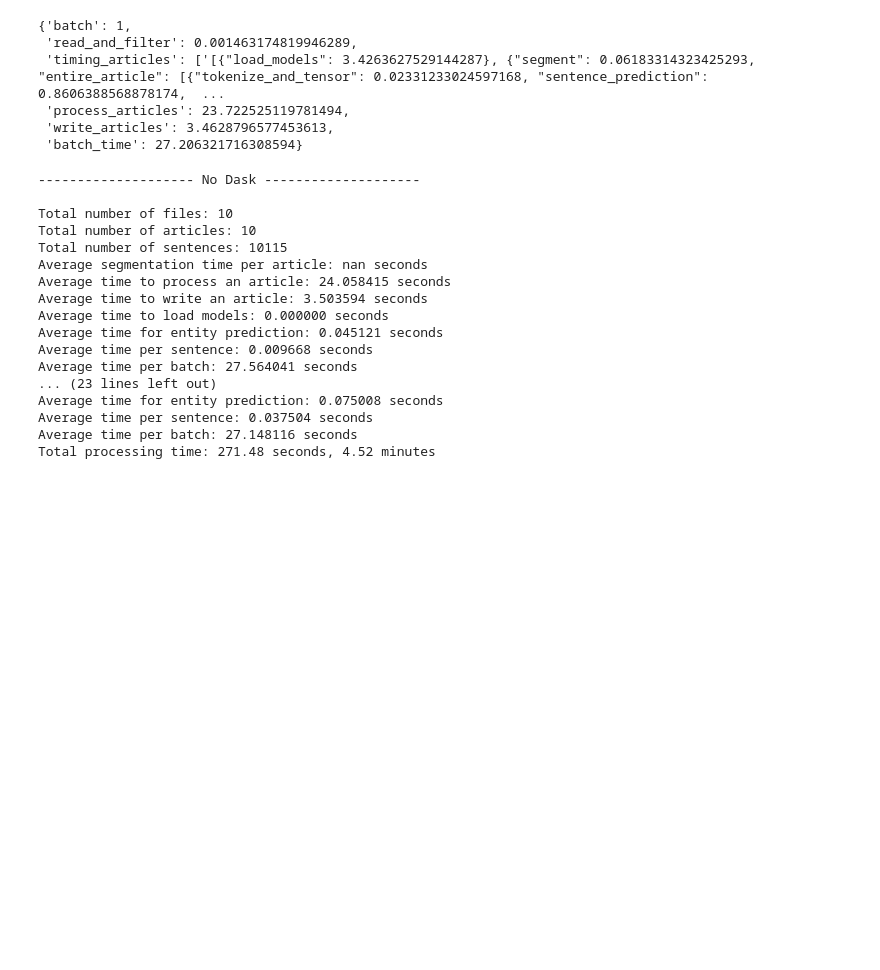
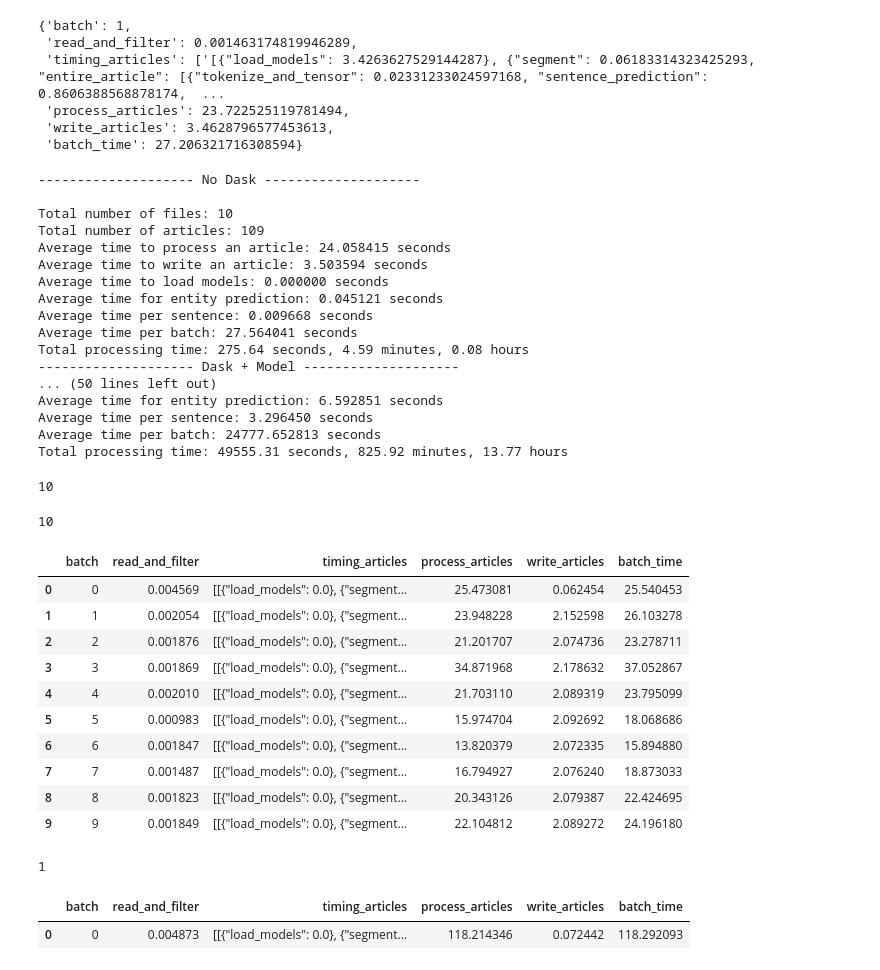
Before and after one commit to impresso/newsagency-classification, a Jupyter notebook: lib/bert_classification/Time Constraints.ipynb, the cells around one changed output. Drawn from its saved outputs; the diff is of its cells as text; code cells hidden in the pictures; blank space fills up the shorter version.

Commit message:
update entity positions

```diff
--- a/lib/bert_classification/Time Constraints.ipynb
+++ b/lib/bert_classification/Time Constraints.ipynb
@@ -44,6 +45,7 @@ def process_timing_data(timings):
     entity_prediction_times = []
     batch_times = []
     sentence_times = []
+    articles = []
 
     # Loop over each batch's timings
     for batch in timings:
@@ -54,6 +56,7 @@ def process_timing_data(timings):
 
         # Extract prediction times from timing_articles
         timing_articles = batch.get('timing_articles', [])
+
         for article_timing in timing_articles:
             article_data = json.loads(article_timing)
 
@@ -65,7 +68,7 @@ def process_timing_data(timings):
 
             for article in article_data:
                 if 'entire_article' in article:
-#                     article = json.loads(article)
+                    articles.append(article)
                     for sentence in article['entire_article']:
                         sentence_times.extend(sentence.values())
                         entity_prediction_time = sentence['sentence_prediction']
@@ -82,7 +85,7 @@ def process_timing_data(timings):
 
     # Total number of files, articles, and sentences
     total_files = len(timings)
-    total_articles = len(segment_times) + len(load_models_times)
+    total_articles = len(articles)
     total_sentences = len(sentence_times)
 
     # Calculate statistics
@@ -98,16 +101,15 @@ def process_timing_data(timings):
     # Print statistics
     print(f"Total number of files: {total_files}")
     print(f"Total number of articles: {total_articles}")
-    print(f"Total number of sentences: {total_sentences}")
+#     print(f"Total number of sentences: {total_sentences}")
 
-    print(f"Average segmentation time per article: {avg_segment_time:.6f} seconds")
     print(f"Average time to process an article: {avg_process_article_time:.6f} seconds")
     print(f"Average time to write an article: {avg_write_article_time:.6f} seconds")
     print(f"Average time to load models: {avg_load_models_time:.6f} seconds")
     print(f"Average time for entity prediction: {avg_entity_prediction_time:.6f} seconds")
     print(f"Average time per sentence: {avg_sentence_time:.6f} seconds")
     print(f"Average time per batch: {avg_batch_time:.6f} seconds")
-    print(f"Total processing time: {total_time:.2f} seconds, {total_time/60:.2f} minutes")
+    print(f"Total processing time: {total_time:.2f} seconds, {total_time/60:.2f} minutes, {total_time/(60*60):.2f} hours")
 
 # Example usage
 import json
@@ -117,7 +119,9 @@ import numpy as np
 for item in [('No Dask', 'batch_timings_no_dask.json'),
             ('Dask + Model', 'batch_timings_dask.json'),
             ('Dask + TorchServe', 'batch_timings_dask_ts.json'),
-            ('Dask + TorchServe + Batch', 'batch_timings_dask_ts_batch.json')]:
+            ('Dask + TorchServe + Batch', 'batch_timings_dask_ts_batch.json'),
+            ('Dask + TorchServe + Batch + workers', 'batch_timings_dask_ts_batch_8workers10batch.json'),
+            ('Dask + TorchServe + Batch + workers', 'batch_timings_dask_ts_batch_8workers10batch_archive.json')]:
     detail, file = item
     print('--'*10, detail, '--'*10, '\n')
     # Load timings data from JSON
@@ -128,17 +132,43 @@ for item in [('No Dask', 'batch_timings_no_dask.json'),
 -------------------- No Dask --------------------
 
 Total number of files: 10
-Total number of articles: 10
-Total number of sentences: 10115
-Average segmentation time per article: nan seconds
+Total number of articles: 109
 Average time to process an article: 24.058415 seconds
 Average time to write an article: 3.503594 seconds
 Average time to load models: 0.000000 seconds
 Average time for entity prediction: 0.045121 seconds
 Average time per sentence: 0.009668 seconds
 Average time per batch: 27.564041 seconds
-... (23 lines left out)
-Average time for entity prediction: 0.075008 seconds
-Average time per sentence: 0.037504 seconds
-Average time per batch: 27.148116 seconds
-Total processing time: 271.48 seconds, 4.52 minutes
+Total processing time: 275.64 seconds, 4.59 minutes, 0.08 hours
+-------------------- Dask + Model --------------------
+... (50 lines left out)
+Average time for entity prediction: 6.592851 seconds
+Average time per sentence: 3.296450 seconds
+Average time per batch: 24777.652813 seconds
+Total processing time: 49555.31 seconds, 825.92 minutes, 13.77 hours
+# %%
+with open('batch_timings_dask_ts_batch.json', 'r') as f:
+        timings = json.load(f)
+
+len(timings)
+# %% [output]
+10
+# %%
+timings = pd.read_json('batch_timings_dask_ts_batch.json')
+len(timings)
+# %% [output]
+10
+# %%
+timings
+# %% [output]
+|  | batch | read_and_filter | timing_articles | process_articles | write_articles | batch_time |
+| 0 | 0 | 0.004569 | [[{"load_models": 0.0}, {"segment... | 25.473081 | 0.062454 | 25.540453 |
+| 1 | 1 | 0.002054 | [[{"load_models": 0.0}, {"segment... | 23.948228 | 2.152598 | 26.103278 |
+| 2 | 2 | 0.001876 | [[{"load_models": 0.0}, {"segment... | 21.201707 | 2.074736 | 23.278711 |
+| 3 | 3 | 0.001869 | [[{"load_models": 0.0}, {"segment... | 34.871968 | 2.178632 | 37.052867 |
+| 4 | 4 | 0.002010 | [[{"load_models": 0.0}, {"segment... | 21.703110 | 2.089319 | 23.795099 |
+| 5 | 5 | 0.000983 | [[{"load_models": 0.0}, {"segment... | 15.974704 | 2.092692 | 18.068686 |
+| 6 | 6 | 0.001847 | [[{"load_models": 0.0}, {"segment... | 13.820379 | 2.072335 | 15.894880 |
+| 7 | 7 | 0.001487 | [[{"load_models": 0.0}, {"segment... | 16.794927 | 2.076240 | 18.873033 |
+| 8 | 8 | 0.001823 | [[{"load_models": 0.0}, {"segment... | 20.343126 | 2.079387 | 22.424695 |
+| 9 | 9 | 0.001849 | [[{"load_models": 0.0}, {"segment... | 22.104812 | 2.089272 | 24.196180 |
@@ -144,0 +178,10 @@ Total processing time: 271.48 seconds, 4.52 minutes
+# %%
+timings = pd.read_json('batch_timings_dask_ts_batch_8workers10batch.json')
+len(timings)
+# %% [output]
+1
+# %%
+timings
+# %% [output]
+|  | batch | read_and_filter | timing_articles | process_articles | write_articles | batch_time |
+| 0 | 0 | 0.004873 | [[{"load_models": 0.0}, {"segment... | 118.214346 | 0.072442 | 118.292093 |
```
Also changed, not shown: parts of 2 cells of this notebook.
